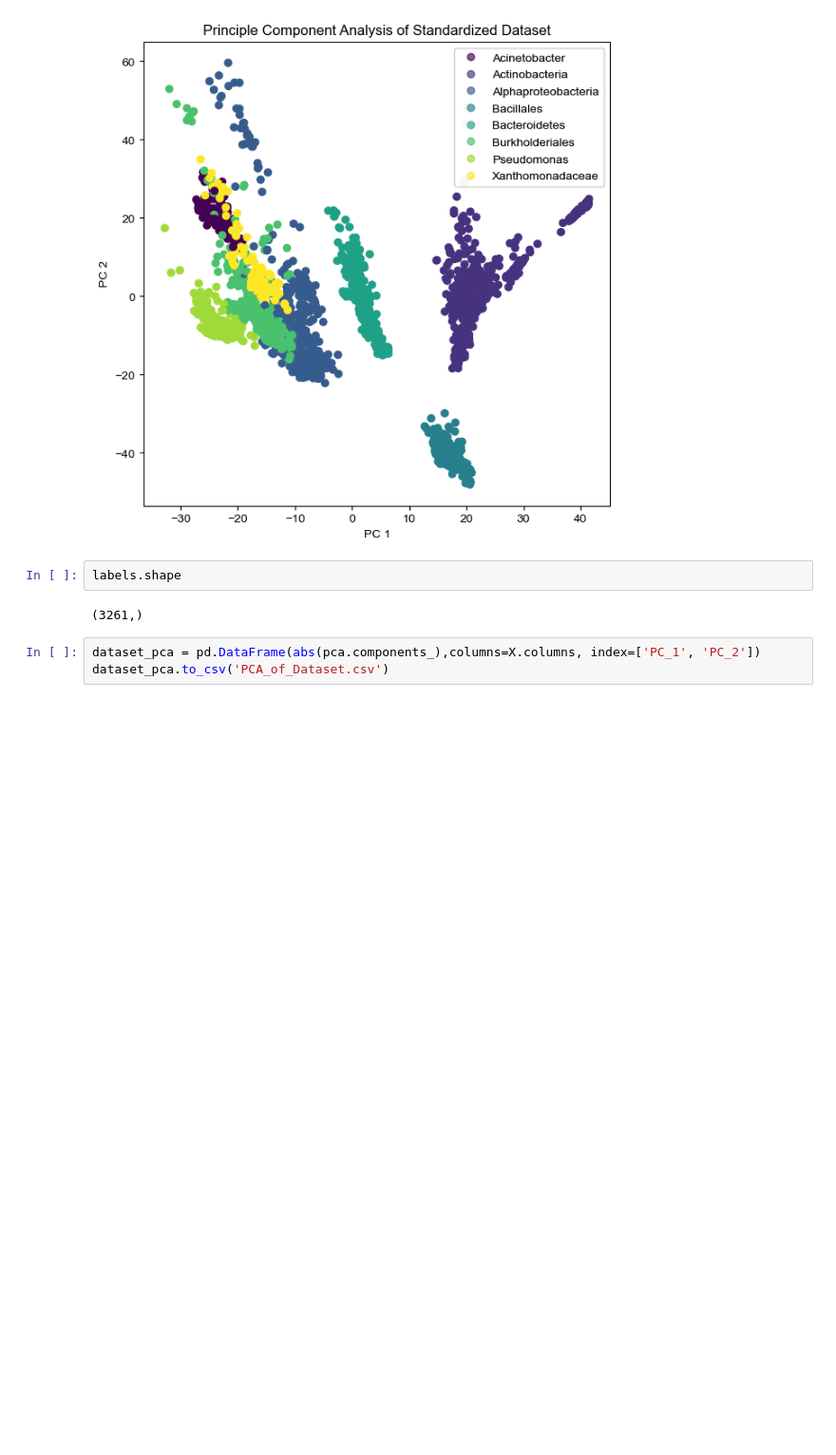
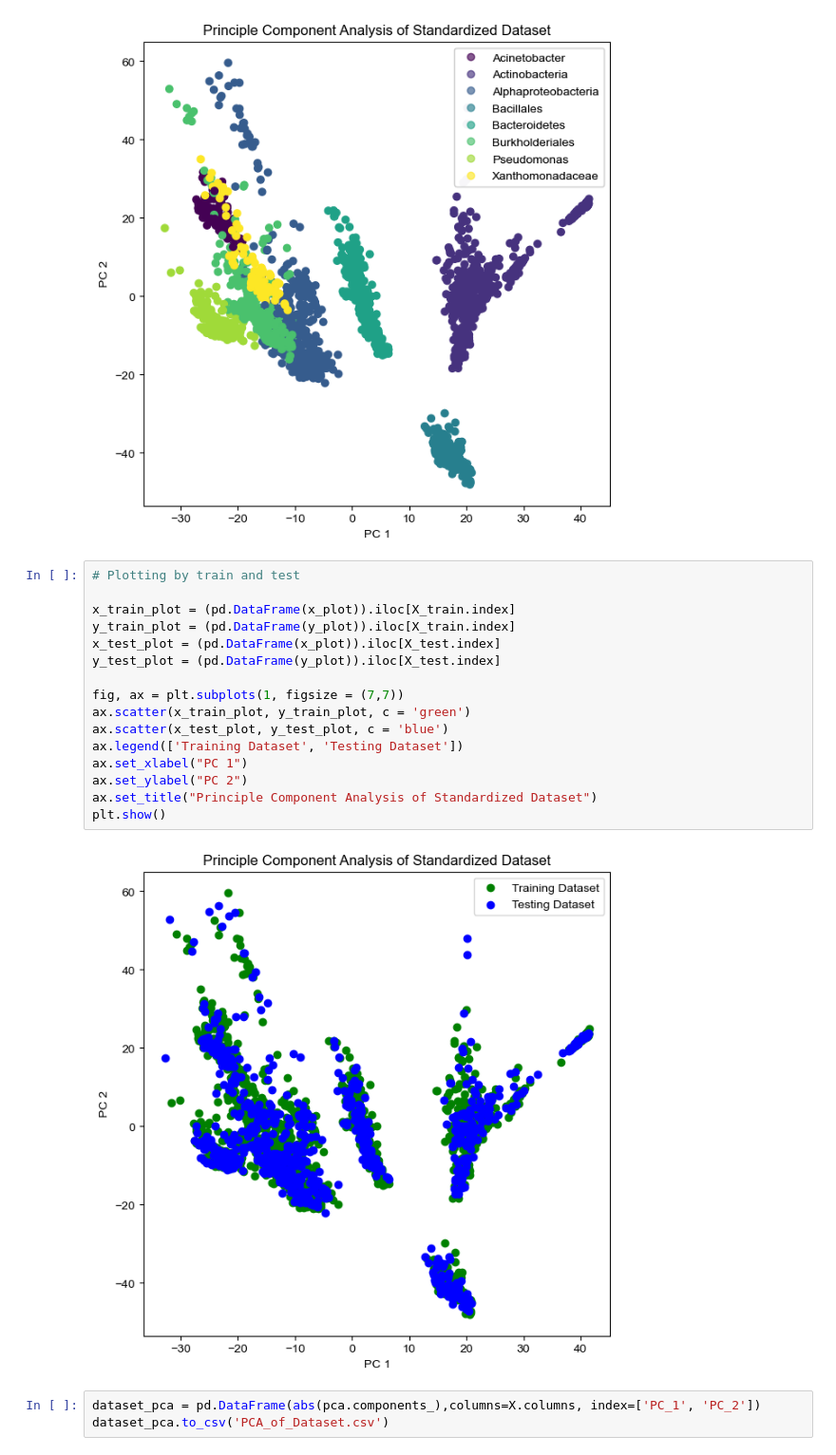
Before and after one commit to ajlukasiewicz/Team_9_MacLearn, a Jupyter notebook: Sarah_Classification.ipynb, the cells around one changed output. Shown at 95% size. Drawn from its saved outputs; the diff is of its cells as text; blank space fills up the shorter version.

```diff
--- a/Sarah_Classification.ipynb
+++ b/Sarah_Classification.ipynb
@@ -157,10 +157,24 @@ plt.savefig("PCA_SDS_Final_Project_Orders.svg")
 plt.show()
 # %% [output]
 [figure]
-# %%
-labels.shape
-# %% [output]
-(3261,)
+# %%
+# Plotting by train and test
+
+x_train_plot = (pd.DataFrame(x_plot)).iloc[X_train.index]
+y_train_plot = (pd.DataFrame(y_plot)).iloc[X_train.index]
+x_test_plot = (pd.DataFrame(x_plot)).iloc[X_test.index]
+y_test_plot = (pd.DataFrame(y_plot)).iloc[X_test.index]
+
+fig, ax = plt.subplots(1, figsize = (7,7))
+ax.scatter(x_train_plot, y_train_plot, c = 'green')
+ax.scatter(x_test_plot, y_test_plot, c = 'blue')
+ax.legend(['Training Dataset', 'Testing Dataset'])
+ax.set_xlabel("PC 1")
+ax.set_ylabel("PC 2")
+ax.set_title("Principle Component Analysis of Standardized Dataset")
+plt.show()
+# %% [output]
+[figure, added]
 # %%
 dataset_pca = pd.DataFrame(abs(pca.components_),columns=X.columns, index=['PC_1', 'PC_2'])
 dataset_pca.to_csv('PCA_of_Dataset.csv')
```
Also changed, not shown: parts of 4 cells of this notebook.
